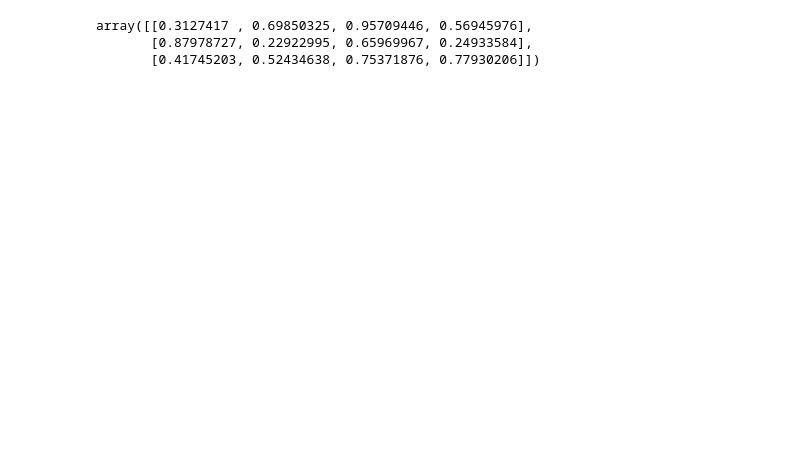
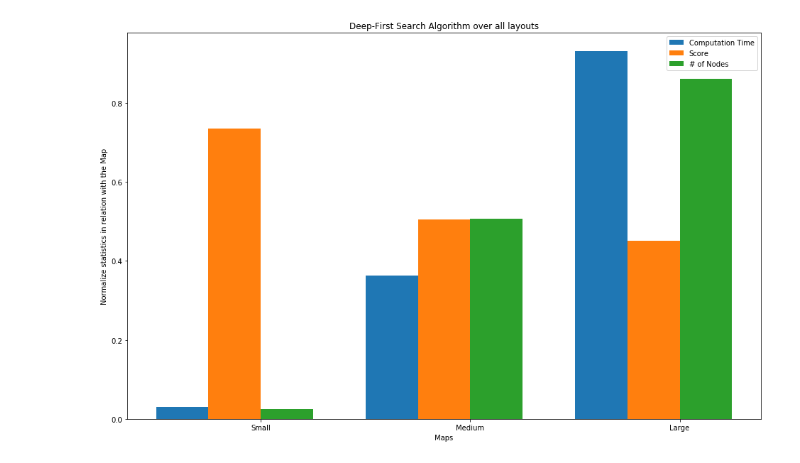
Before and after one commit to Bortrex/introAI_part1, a Jupyter notebook: barPlots.ipynb, the cells around one changed output. Cells and saved outputs as stored; diff of their text form; code cells hidden in the pictures; blank space fills up the shorter version.

```diff
--- a/barPlots.ipynb
+++ b/barPlots.ipynb
@@ -4,12 +5,41 @@ import numpy as np
 %matplotlib inline
-# %%
-nb_maps = 3
-maps = ["Small", "Medium", "Large"]
-algo = ["DFS", "BFS", "Greedy Search", "A*"]
-nb_algo = len(algo)
-run_times = np.random.rand(3, 4)
-run_times
-# %% [output]
-array([[0.3127417 , 0.69850325, 0.95709446, 0.56945976],
-       [0.87978727, 0.22922995, 0.65969967, 0.24933584],
-       [0.41745203, 0.52434638, 0.75371876, 0.77930206]])
+# %%
+nb_maps = 3
+maps = ["Small", "Medium", "Large"]
+toPlot = ["Computation Time", "Score", "# of Nodes"]
+nb_toPlot = len(toPlot)
+algo = ["DFS", "BFS", "Greedy Search", "A*"]
+nb_algo = len(algo)
+dfs = normalize(np.asarray([[0.02, 502, 15],
+                            [0.233, 344, 306],
+                            [0.599, 308, 521]]), axis=0)
+dfs
+
+bfs = normalize(np.asarray([[0.001, 502, 15],
+                            [49.211, 570, 15878],
+                            [1.467, 434, 1921]]), axis=0)
+bfs
+ucs = normalize(np.asarray([[0.0009, 502, 15],
+                             [31.377, 570, 15878],
+                             [0.978, 434, 1921]]), axis=0)
+
+astar = normalize(np.asarray([[0.005, 502, 14],
+                             [19.352, 570, 11246],
+                             [1.411, 434, 1289]]), axis=0)
+# %%
+plt.figure(figsize=(16, 10))
+plt.title("Deep-First Search Algorithm over all layouts")
+plt.xlabel("Maps")
+plt.ylabel("Normalize statistics in relation with the Map")
+
+bar_width = .5
+bar_positions = np.arange(nb_maps)*bar_width*(nb_toPlot+1)
+
+for i in range(nb_toPlot):
+    plt.bar(bar_positions+bar_width*i, dfs[:, i], width=bar_width)
+
+plt.xticks(bar_positions+(nb_algo-1)/2*bar_width, ["%s" % i for i in (maps)])
+plt.legend(["%s" % i for i in (toPlot)])
+plt.savefig("dfsBarPlots.png")
+# %% [output]
+[figure, added]
```
Also changed, not shown: parts of 4 cells of this notebook, 9 other files.
